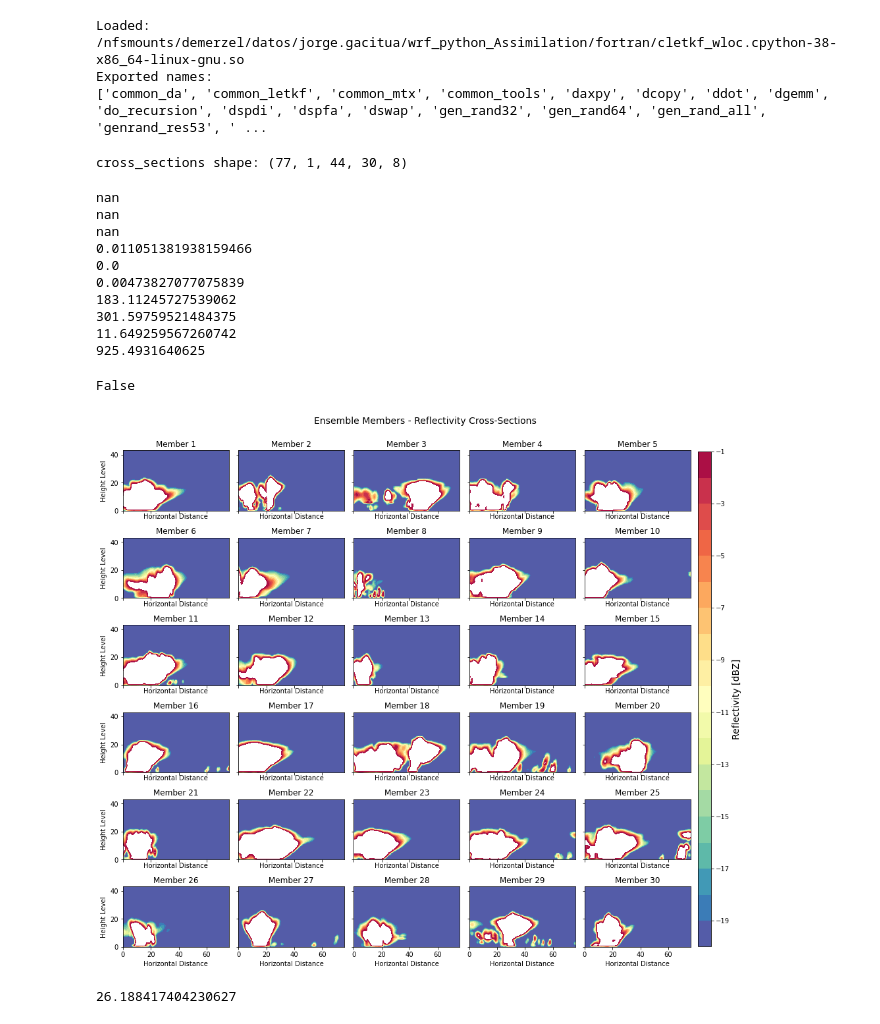
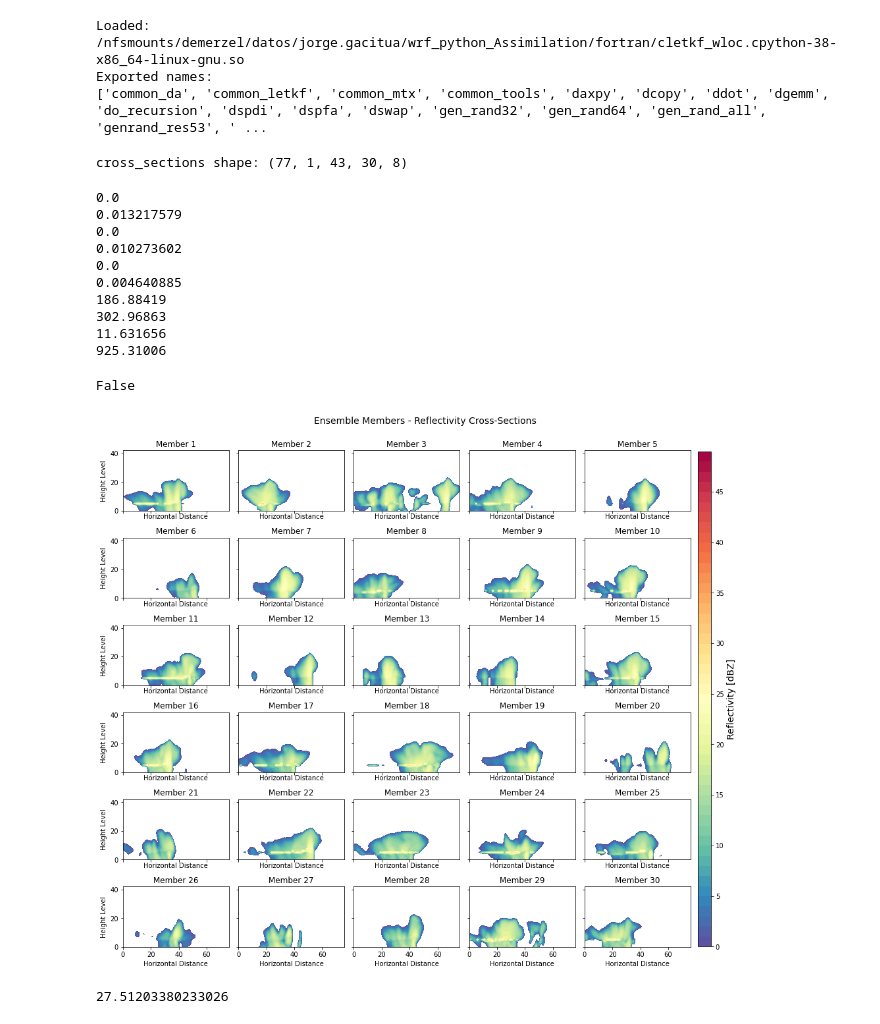
Before and after one commit to jgacituag/wrf_python_assimilation, a Jupyter notebook: io/Plot_cross_sections_plots.ipynb, the cells around one changed output. Cells and saved outputs as stored; diff of their text form; code cells hidden in the pictures.

```diff
--- a/io/Plot_cross_sections_plots.ipynb
+++ b/io/Plot_cross_sections_plots.ipynb
@@ -23,7 +23,7 @@ sys.path.append(os.path.join(os.getcwd(), "../fortran"))
 from cletkf_wloc      import common_da        as cda
 
 # Load the cross-section data
-data = np.load("../data/cross_sections/ensemble_cross_sections2_2023-12-16_18:00:00.npz")
+data = np.load("../data/cross_sections/ensemble_cross_sections3_2023-12-16_19:00:00.npz")
 #data = np.load("/home/jorge.gacitua/datosdemerzel/CrossSection_Assimilation/ensemble_cross_sections.npz")
 cross_sections = data["cross_sections"]
 
@@ -44,7 +44,7 @@ for i in range(nx):
             pp = cross_sections[i, 0, j, k, 4]
             dbz_data_all[i,j,k] = cda.calc_ref( qr , qs , qg , tt , pp )
 # %% [output]
-cross_sections shape: (77, 1, 44, 30, 8)
+cross_sections shape: (77, 1, 43, 30, 8)
 # %%
 print(np.min(cross_sections[:,:,:,:,0]))
 print(np.max(cross_sections[:,:,:,:,0]))
@@ -61,16 +61,16 @@ print(np.nanmax(cross_sections[:,:,:,:,3]))
 print(np.nanmin(cross_sections[:,:,:,:,4]))
 print(np.nanmax(cross_sections[:,:,:,:,4]))
 # %% [output]
-nan
-nan
-nan
-0.011051381938159466
 0.0
-0.00473827077075839
-183.11245727539062
-301.59759521484375
-11.649259567260742
-925.4931640625
+0.013217579
+0.0
+0.010273602
+0.0
+0.004640885
+186.88419
+302.96863
+11.631656
+925.31006
 # %%
 np.isnan(dbz_data_all).any()
 # %% [output]
@@ -78,31 +78,31 @@ False
 # %%
 fig, axs = plt.subplots(6, 5, figsize=(14, 12), sharex=True, sharey=True)
 axs = axs.flatten()
 
 for i in range(nbv):
     ax = axs[i]
     label = f"Member {i+1}"
 
-    levels = np.arange(-20,0,1.)
+    levels = np.arange(0,50,1.)
 
 
     #cm = ax.pcolormesh(dbz_data_all[:, :, i].T, cmap="Spectral_r")
     cm = ax.contourf(dbz_data_all[:, :, i].T, cmap="Spectral_r", levels=levels)
     ax.set_title(label)
     ax.set_xlabel("Horizontal Distance")
     if i % 5 == 0:
         ax.set_ylabel("Height Level")
 
 cbar_axis = fig.add_axes([0.91, 0.049, 0.02, 0.87])  # [left, bottom, width, height]
 cbar = fig.colorbar(cm, cax=cbar_axis, orientation="vertical", label="Reflectivity [dBZ]")
 cbar.set_label("Reflectivity [dBZ]", fontsize=14)
 plt.suptitle("Ensemble Members - Reflectivity Cross-Sections", fontsize=14)
 
 plt.tight_layout(rect=[0, 0, 0.91, 0.98])
 plt.show()
 # %% [output]
-[figure, old version]
+[figure, new version]
 # %%
 np.max(dbz_data_all[:,:,0])
 # %% [output]
-26.188417404230627
+27.51203380233026
```
Also changed, not shown: 11 other files.
